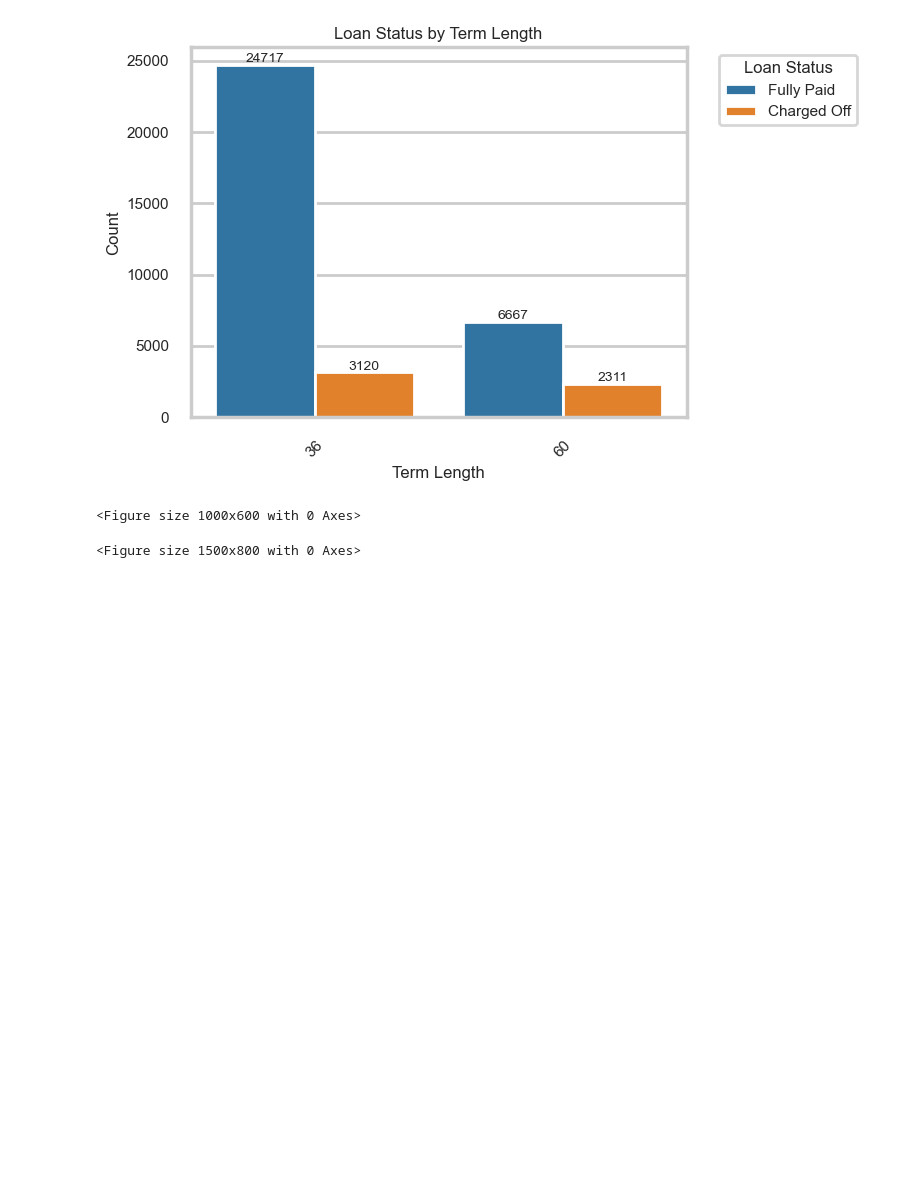
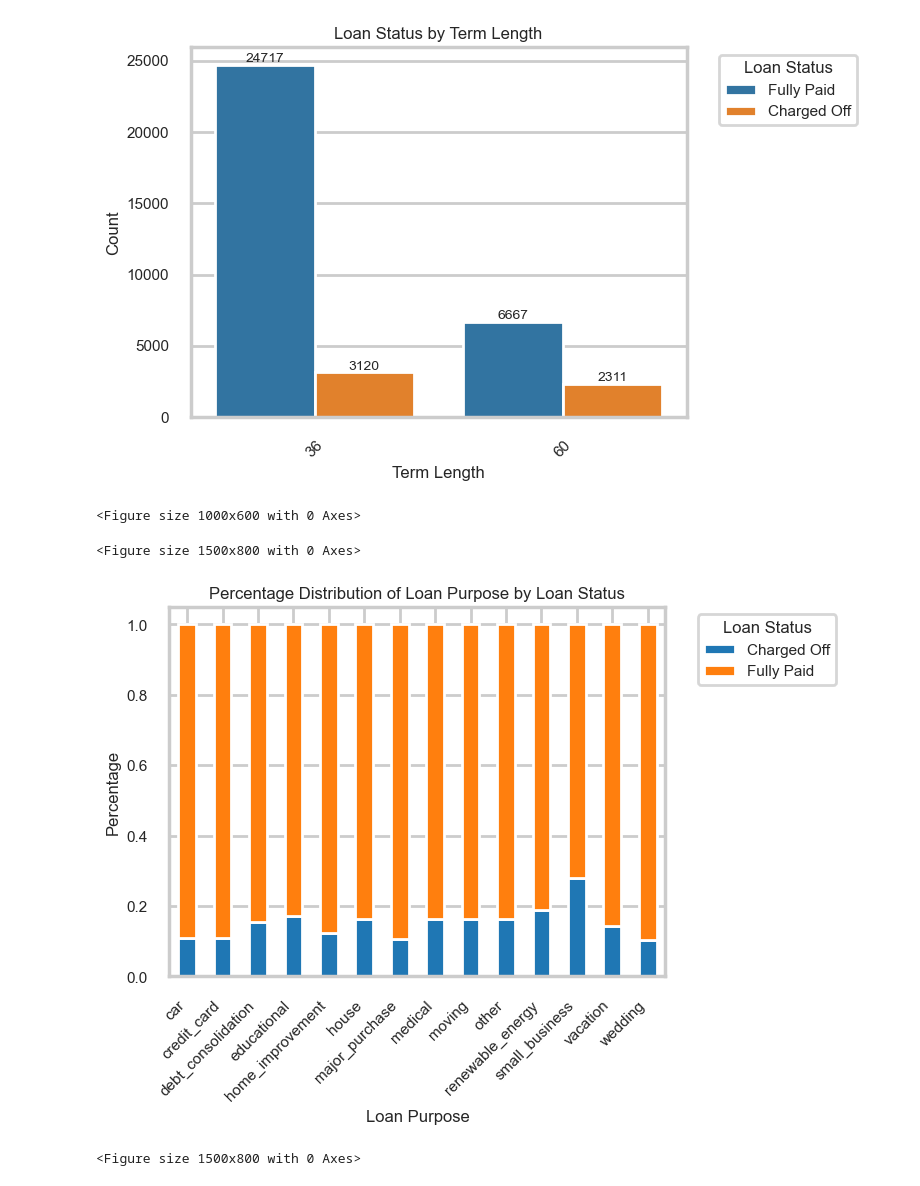
Before and after one commit to skelkar8/LendingClubCaseStudy, a Jupyter notebook: Swapnil_Kelkar.ipynb, the cells around one changed output. Drawn from its saved outputs; the diff is of its cells as text; code cells hidden in the pictures; blank space fills up the shorter version.

```diff
--- a/Swapnil_Kelkar.ipynb
+++ b/Swapnil_Kelkar.ipynb
@@ -603,6 +603,21 @@ fig = px.choropleth(default_rate_by_state,
                     title='Default Rate by State'
                   )
 fig.show()
+# %%
+df_grouped = df.groupby(['purpose', 'loan_status']).size().unstack()
+plt.figure(figsize=(15, 8))
+df_grouped_pct = df_grouped.div(df_grouped.sum(axis=1), axis=0)
+df_grouped_pct.plot(kind='bar', stacked=True)
+plt.title('Percentage Distribution of Loan Purpose by Loan Status')
+plt.xlabel('Loan Purpose')
+plt.ylabel('Percentage')
+plt.legend(title='Loan Status', bbox_to_anchor=(1.05, 1), loc='upper left')
+
+plt.xticks(rotation=45, ha='right')
+plt.show()
+# %% [output]
+<Figure size 1500x800 with 0 Axes>
+[figure, added]
 # %%
 df_grouped = df.groupby(['home_ownership', 'loan_status']).size().unstack()
 plt.figure(figsize=(15, 8))
```
Also changed, not shown: 1 other file.
